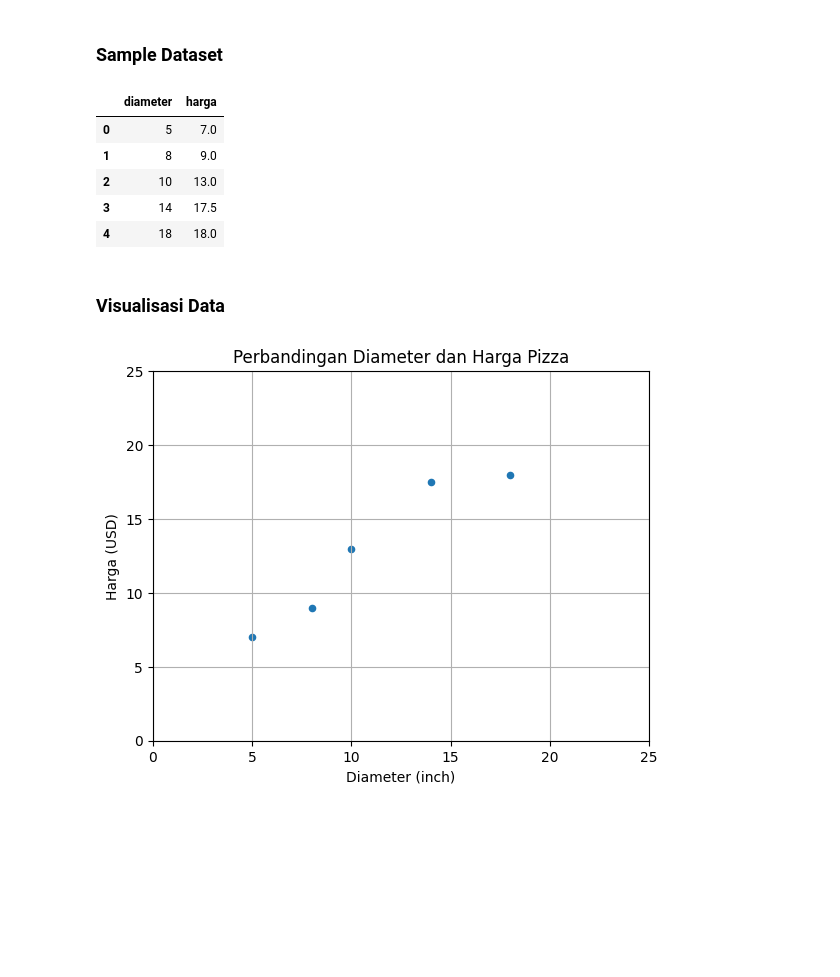
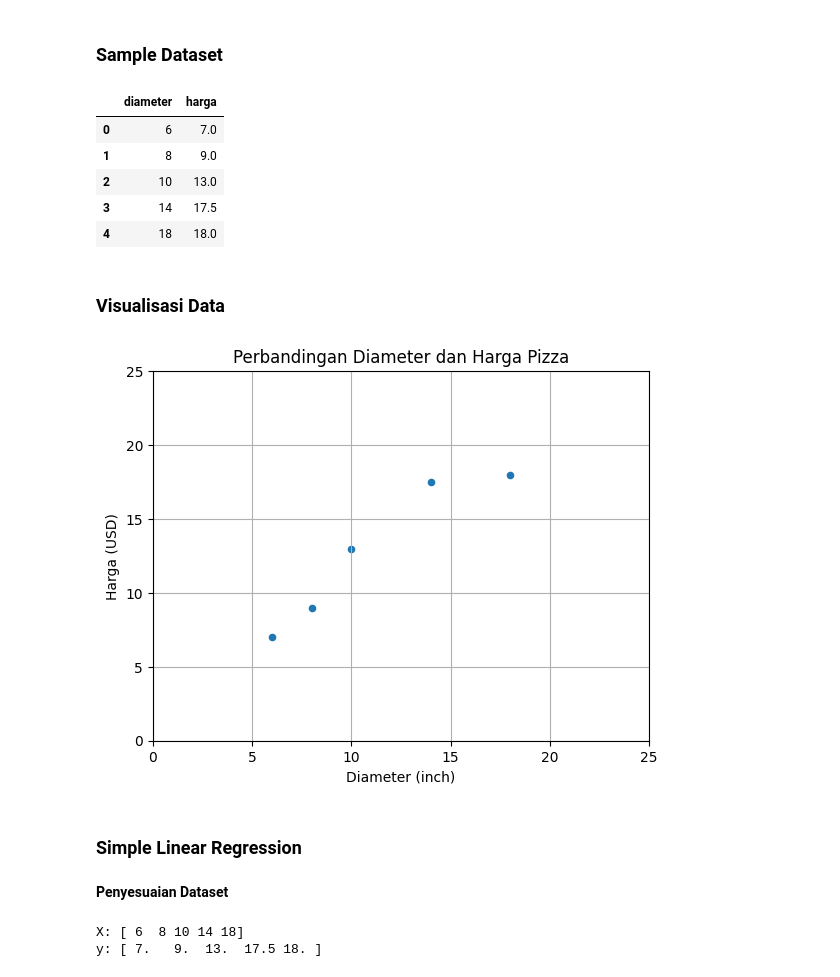
Before and after one commit to LatiefDataVisionary/scikit-learn-with-indonesia-belajar, a Jupyter notebook: SKLearn_05_Simple_Linear_Regression_dengan_Scikit_Learn.ipynb, the cells around one changed output. Drawn from its saved outputs; the diff is of its cells as text; code cells hidden in the pictures; blank space fills up the shorter version.

Commit message:
Simple Linear Regression: Penyesuaian Dataset

```diff
--- a/SKLearn_05_Simple_Linear_Regression_dengan_Scikit_Learn.ipynb
+++ b/SKLearn_05_Simple_Linear_Regression_dengan_Scikit_Learn.ipynb
@@ -7,14 +7,14 @@
 # %%
 import pandas as pd
 
-pizza = {'diameter': [5,8,10,14,18],
+pizza = {'diameter': [6,8,10,14,18],
          'harga': [7,9,13,17.5,18]}
 
 pizza_df = pd.DataFrame(pizza)
 pizza_df
 # %% [output]
 |  | diameter | harga |
-| 0 | 5 | 7.0 |
+| 0 | 6 | 7.0 |
 | 1 | 8 | 9.0 |
 | 2 | 10 | 13.0 |
 | 3 | 14 | 17.5 |
@@ -34,4 +34,19 @@ plt.ylim(0, 25)
 plt.grid(True)
 plt.show()
 # %% [output]
-[figure, old version]
+[figure, new version]
+# %% [markdown]
+### **Simple Linear Regression**
+# %% [markdown]
+**Penyesuaian Dataset**
+# %%
+import numpy as np
+
+X = np.array(pizza_df['diameter'])
+y = np.array(pizza_df['harga'])
+
+print(f'X: {X}')
+print(f'y: {y}')
+# %% [output]
+X: [ 6  8 10 14 18]
+y: [ 7.   9.  13.  17.5 18. ]
```
Also changed, not shown: parts of 2 cells of this notebook.
